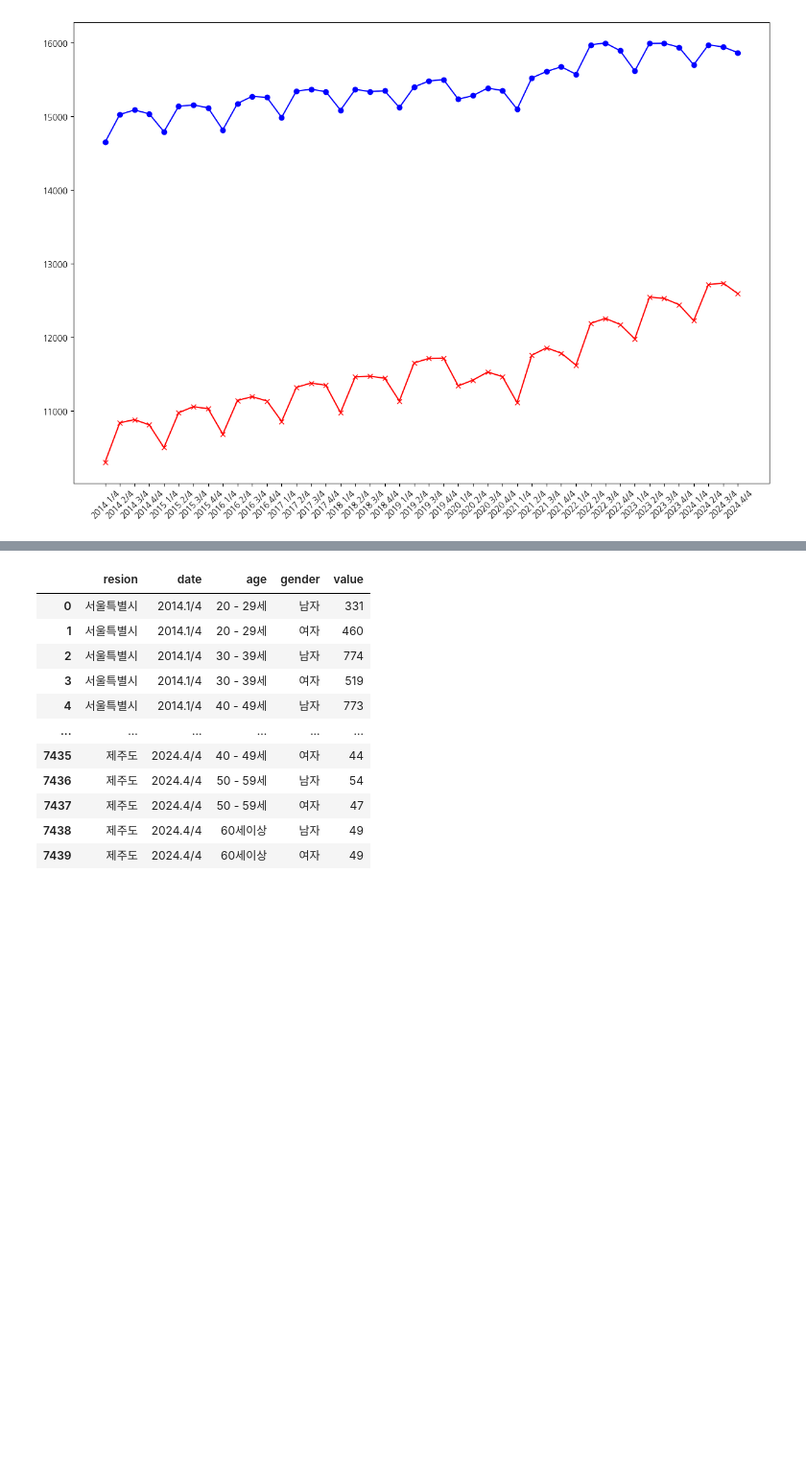
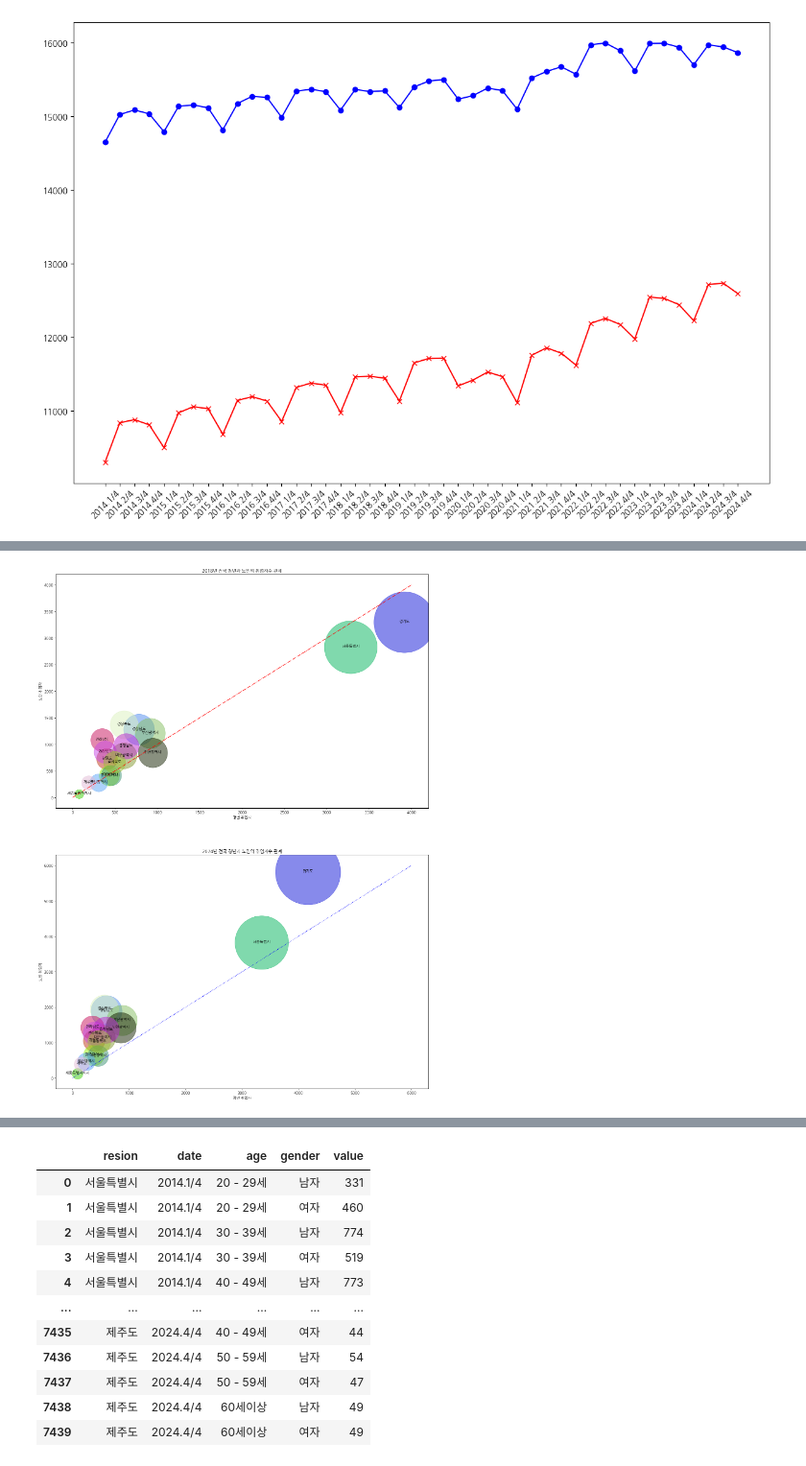
Before and after one commit to JeongHui-seong/py_hs01, a Jupyter notebook: python11.ipynb, the cells around one changed output, grey strips where cells are left out. Shown at 96% size. Drawn from its saved outputs; the diff is of its cells as text; code cells hidden in the pictures; blank space fills up the shorter version.

```diff
--- a/python11.ipynb
+++ b/python11.ipynb
@@ -883,0 +906,13 @@ plt.show
+# %%
+#2024
+filter3 = (ex4_data['시점'] >= "2024.1/4") & (ex4_data['시점'] <= "2024.4/4")
+
+x1_data = ex4_data[filter3 & (ex4_data['연령계층별'] == '20 - 29세')]
+y1_data = ex4_data[filter3 & (ex4_data['연령계층별'] == '60세이상')]
+z1_data = ex4_data[filter3]
+
+x1 = x1_data.groupby('시도별')['데이터'].sum()
+y1 = y1_data.groupby('시도별')['데이터'].sum()
+z1 = z1_data.groupby('시도별')['데이터'].sum()
+
+z1 = z1.astype(float)
@@ -883,0 +939,31 @@ plt.show
+# %%
+import numpy as np
+
+regions = list(x.index)
+color = [np.random.rand(3,) for _ in range(len(regions))]
+# %%
+fig, ax = plt.subplots(2,1,figsize=(18,25))
+
+# 2018
+ax[0].scatter(x ,y, s = z, c = color, alpha = 0.5)
+ax[0].set_title('2018년 전국 청년과 노인의 취업자수 관계')
+ax[0].set_xlabel('청년 취업자')
+ax[0].set_ylabel('노인 취업자')
+for i in range(len(regions)):
+    ax[0].annotate(regions[i],xy = (x.iloc[i], y.iloc[i]), ha = 'center')
+
+ax[0].plot([0,4000],[0,4000],color = "red", linestyle = "-.")
+
+# 2024
+ax[1].scatter(x1 ,y1 , s = z1, c = color, alpha = 0.5)
+ax[1].set_title('2024년 전국 청년과 노인의 취업자수 관계')
+ax[1].set_xlabel('청년 취업자')
+ax[1].set_ylabel('노인 취업자')
+for i in range(len(regions)):
+    ax[1].annotate(regions[i],xy = (x1.iloc[i], y1.iloc[i]), ha = 'center')
+
+ax[1].plot([0,6000],[0,6000],color = "blue", linestyle = ":")
+
+plt.show()
+# %% [output]
+[figure, added]
```
Also changed, not shown: parts of 15 cells of this notebook, 1 other file.
